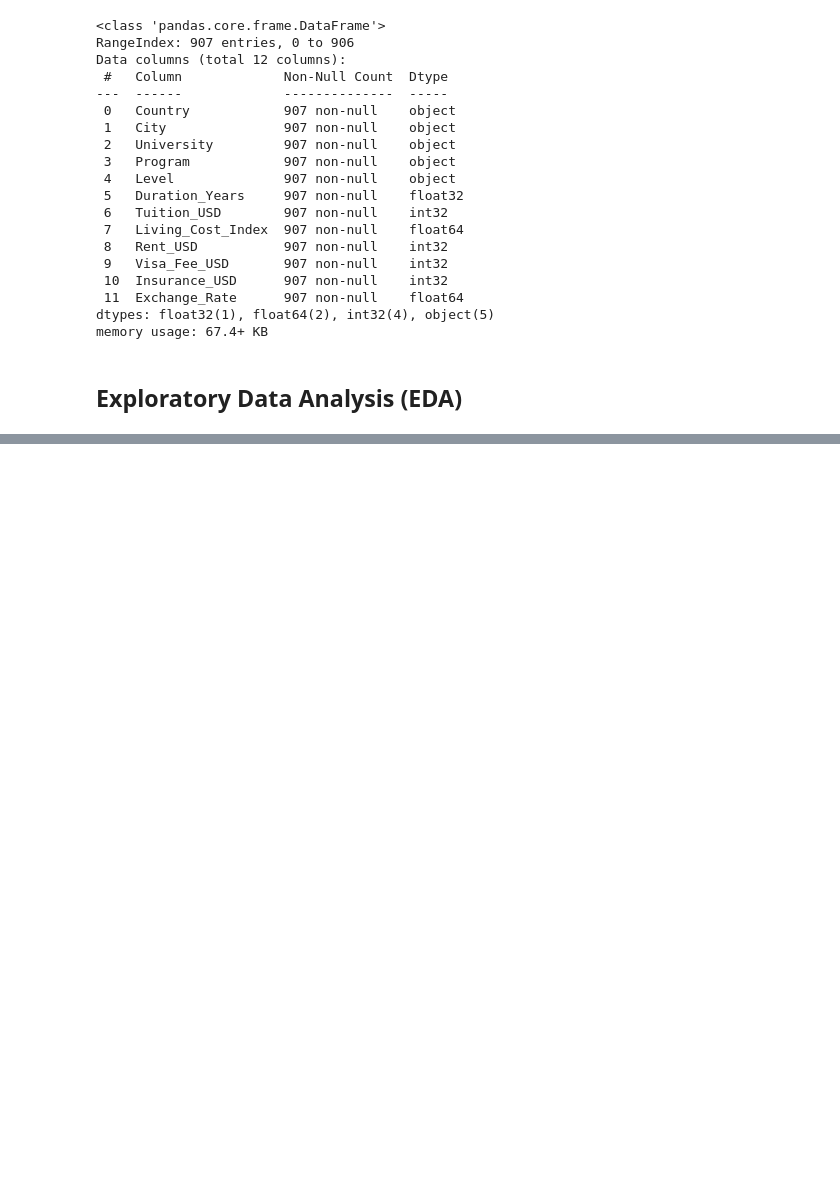
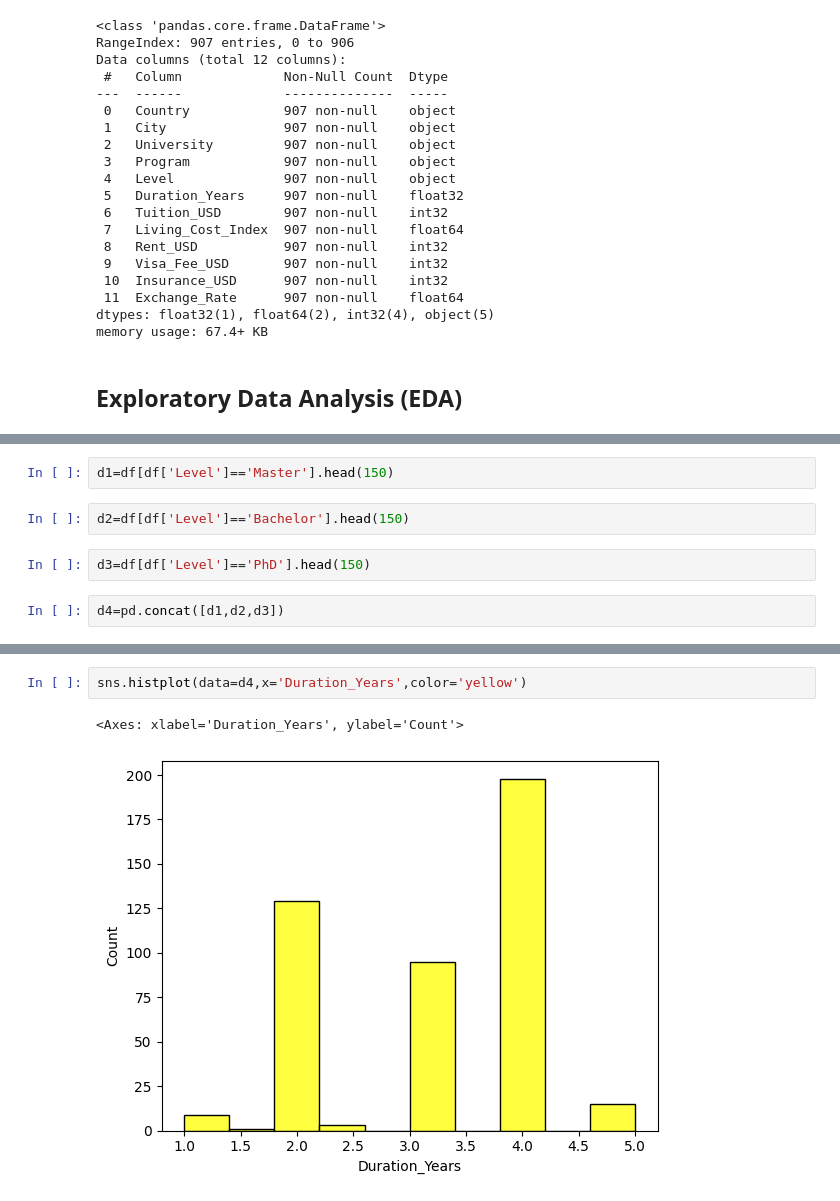
Before and after one commit to Ojasvi-19/Machine-Learning-Project-1, a Jupyter notebook: IEC_ML_Project.ipynb, the cells around one changed output, grey strips where cells are left out. Drawn from its saved outputs; the diff is of its cells as text; blank space fills up the shorter version.

```diff
--- a/IEC_ML_Project.ipynb
+++ b/IEC_ML_Project.ipynb
@@ -325,0 +376,8 @@ memory usage: 67.4+ KB
+# %%
+d1=df[df['Level']=='Master'].head(150)
+# %%
+d2=df[df['Level']=='Bachelor'].head(150)
+# %%
+d3=df[df['Level']=='PhD'].head(150)
+# %%
+d4=pd.concat([d1,d2,d3])
@@ -325,0 +398,5 @@ memory usage: 67.4+ KB
+# %%
+sns.histplot(data=d4,x='Duration_Years',color='yellow')
+# %% [output]
+<Axes: xlabel='Duration_Years', ylabel='Count'>
+[figure, added]
```
Also changed, not shown: parts of 31 cells of this notebook.
